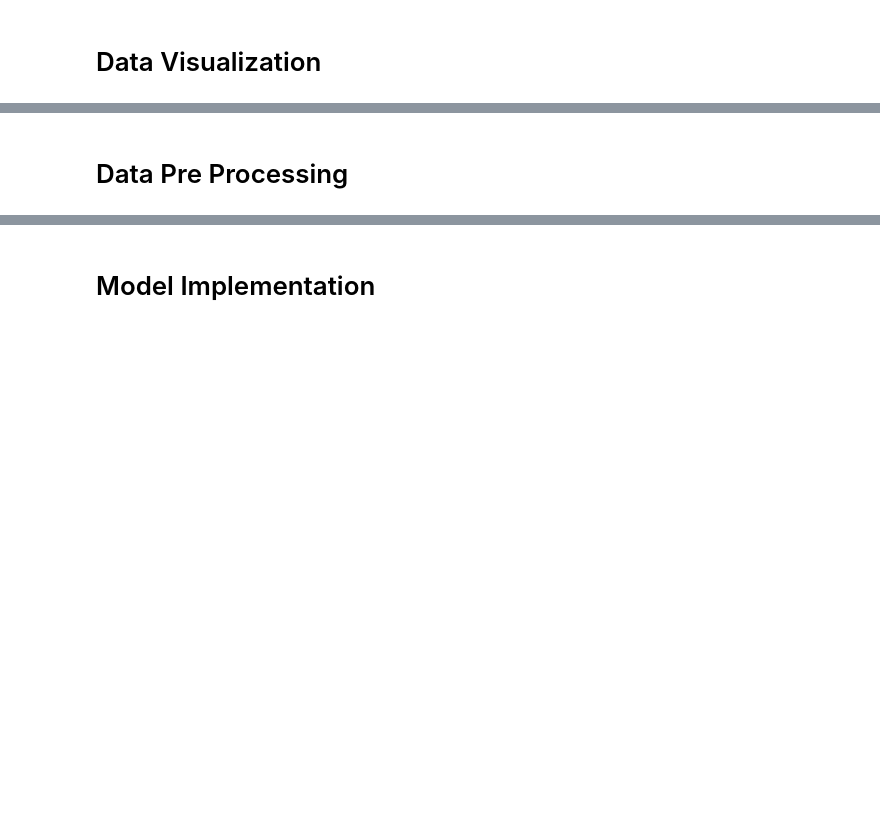
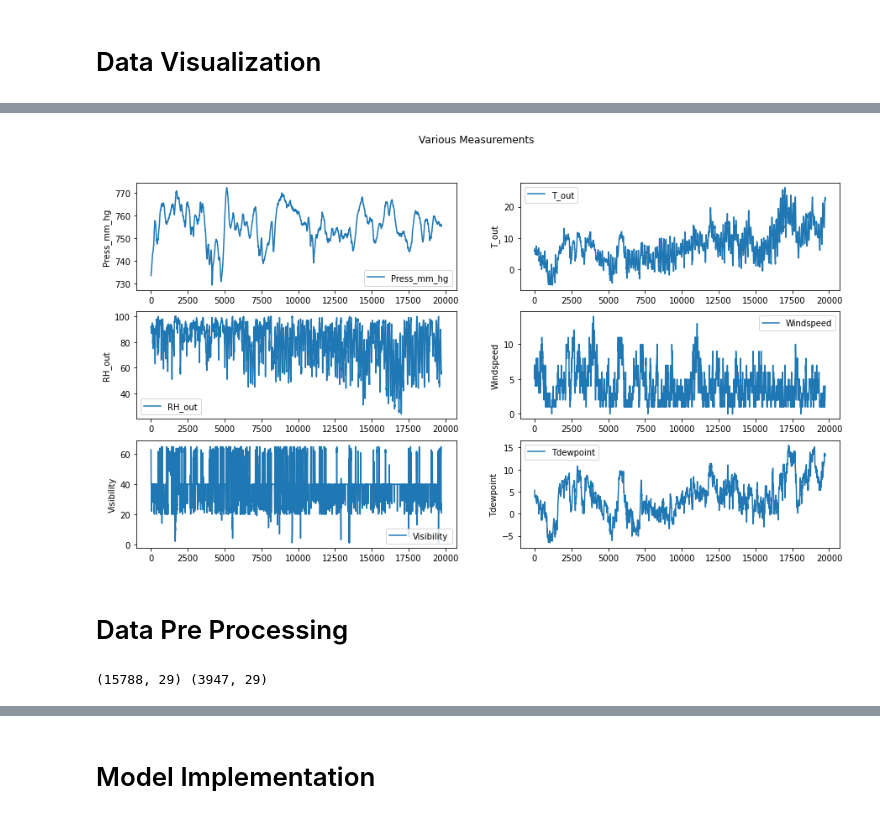
Before and after one commit to ashishlamsal/appliance-energy-prediction, a Jupyter notebook: appliance_energy_prediction.ipynb, the cells around one changed output, grey strips where cells are left out. Saved outputs shown, nothing was run; the diff lists cells and outputs as text; code cells hidden in the pictures; blank space fills up the shorter version.

```diff
--- a/appliance_energy_prediction.ipynb
+++ b/appliance_energy_prediction.ipynb
@@ -49,0 +153,22 @@ df.describe()
+# %%
+def ts_plot(
+    df: pd.DataFrame, cols: list, nrows: int, ncols: int, labels: list, title: str
+) -> None:
+    """General function to plot temperature and humidity
+
+    Args:
+        df (pd.DataFrame): Dataframe
+        cols (list): List of columns to plot
+        nrows (int): Number of rows for subplot
+        ncols (int): Number of columns for subplot
+        labels (list): Labels of the plot
+        title (str): Title of the plot
+    """
+    fig, ax = plt.subplots(nrows, ncols, figsize=(15, 8))
+    ax = ax.flatten()
+
+    for i, icol in enumerate(cols):
+        sns.lineplot(data=df[icol], ax=ax[i], label=labels[i])
+
+    plt.suptitle(title)
+    plt.show()
@@ -50,2 +220,7 @@ df.describe()
+# %%
+# Plot features other than temperature and humidity
+ts_plot(df, col_weather, 3, 2, col_weather, title="Various Measurements")
+# %% [output]
+[figure, added]
 # %% [markdown]
 # Data Pre Processing
@@ -53,0 +227,6 @@ df.describe()
+# %%
+# Spliting dataset into train and test
+df_train, df_test = train_test_split(df, test_size=0.20, random_state=0)
+print(df_train.shape, df_test.shape)
+# %% [output]
+(15788, 29) (3947, 29)
```
Also changed, not shown: parts of 74 cells of this notebook.
